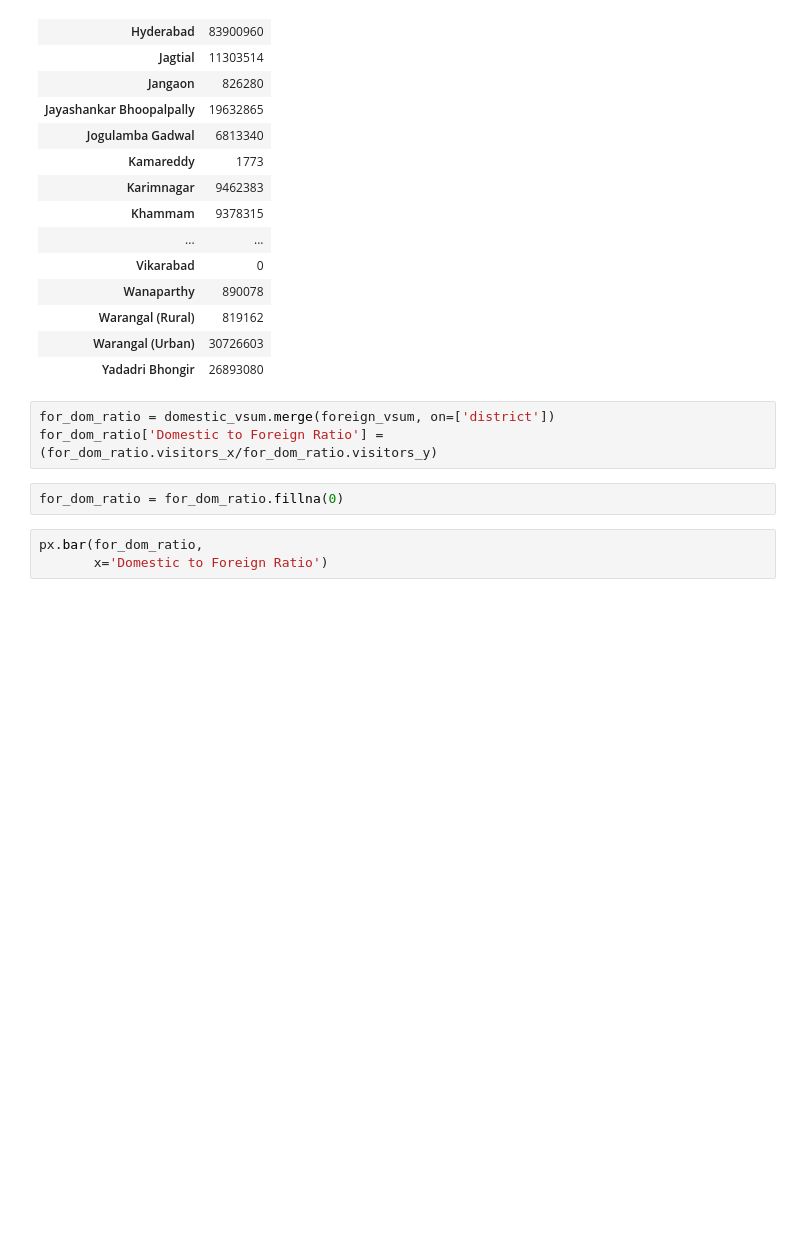
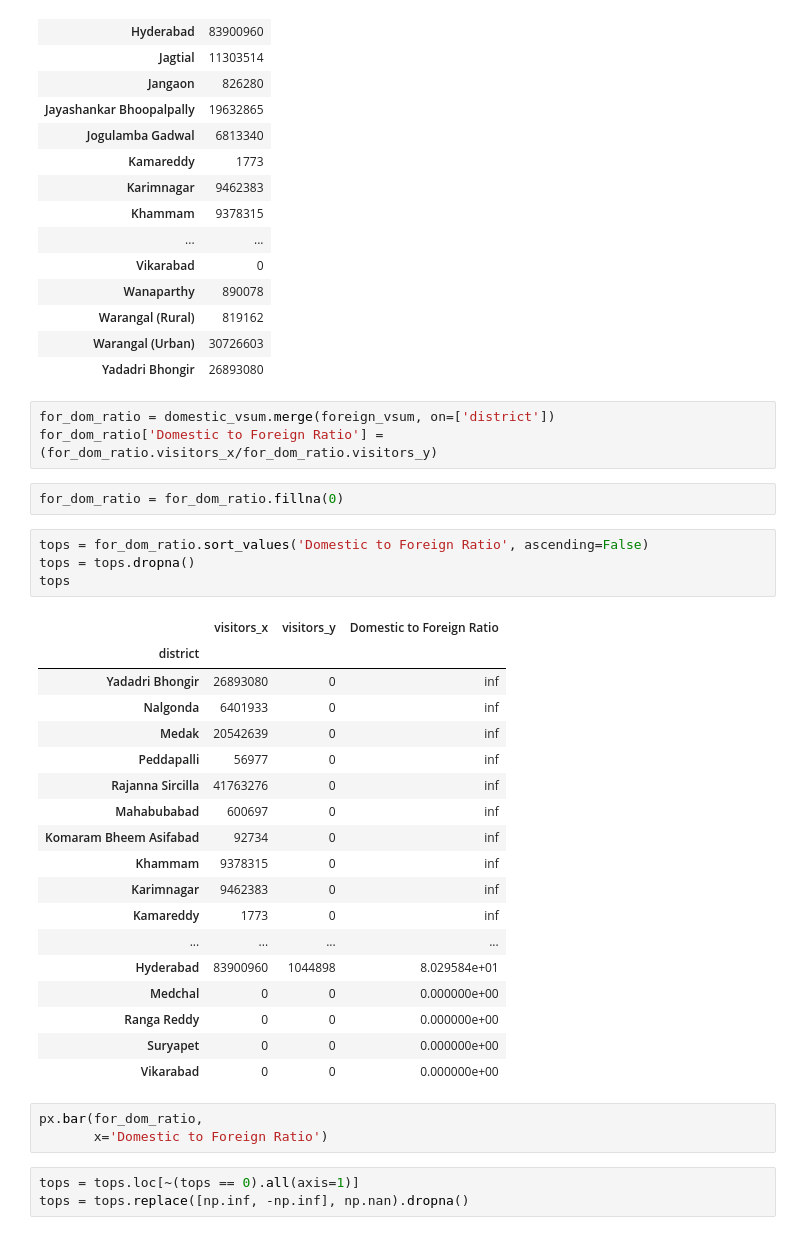
Before and after one commit to Ayomided/Telanagana-Tourism-Analysis, a Jupyter notebook: data_cleaning.ipynb, the cells around one changed output. Cells and saved outputs as stored; diff of their text form; blank space fills up the shorter version.

```diff
--- a/data_cleaning.ipynb
+++ b/data_cleaning.ipynb
@@ -528,6 +528,32 @@ for_dom_ratio = domestic_vsum.merge(foreign_vsum, on=['district'])
 for_dom_ratio['Domestic to Foreign Ratio'] = (for_dom_ratio.visitors_x/for_dom_ratio.visitors_y)
 # %%
 for_dom_ratio = for_dom_ratio.fillna(0)
+# %%
+tops = for_dom_ratio.sort_values('Domestic to Foreign Ratio', ascending=False)
+tops = tops.dropna()
+tops
+# %% [output]
+|  | visitors_x | visitors_y | Domestic to Foreign Ratio |
+| district |  |  |  |
+| Yadadri Bhongir | 26893080 | 0 | inf |
+| Nalgonda | 6401933 | 0 | inf |
+| Medak | 20542639 | 0 | inf |
+| Peddapalli | 56977 | 0 | inf |
+| Rajanna Sircilla | 41763276 | 0 | inf |
+| Mahabubabad | 600697 | 0 | inf |
+| Komaram Bheem Asifabad | 92734 | 0 | inf |
+| Khammam | 9378315 | 0 | inf |
+| Karimnagar | 9462383 | 0 | inf |
+| Kamareddy | 1773 | 0 | inf |
+| ... | ... | ... | ... |
+| Hyderabad | 83900960 | 1044898 | 8.029584e+01 |
+| Medchal | 0 | 0 | 0.000000e+00 |
+| Ranga Reddy | 0 | 0 | 0.000000e+00 |
+| Suryapet | 0 | 0 | 0.000000e+00 |
+| Vikarabad | 0 | 0 | 0.000000e+00 |
 # %%
 px.bar(for_dom_ratio,
        x='Domestic to Foreign Ratio')
+# %%
+tops = tops.loc[~(tops == 0).all(axis=1)]
+tops = tops.replace([np.inf, -np.inf], np.nan).dropna()
```
Also changed, not shown: parts of 11 cells of this notebook, 1 other file.
